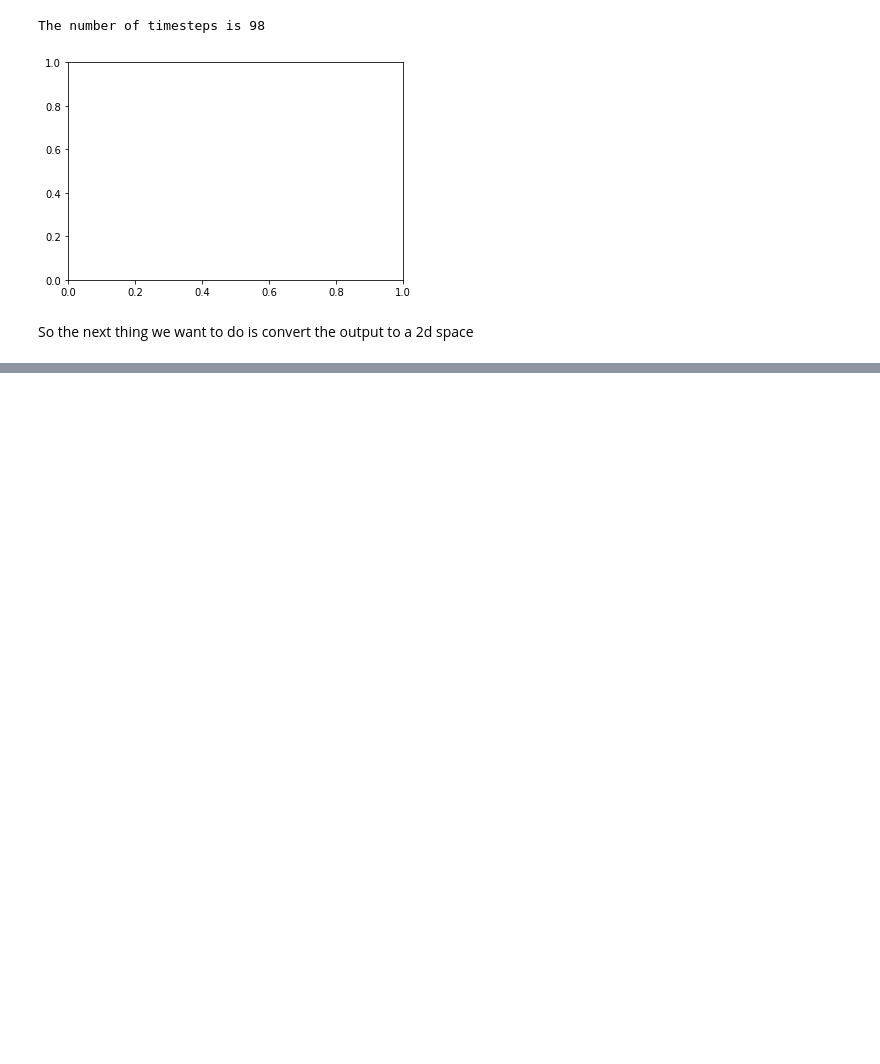
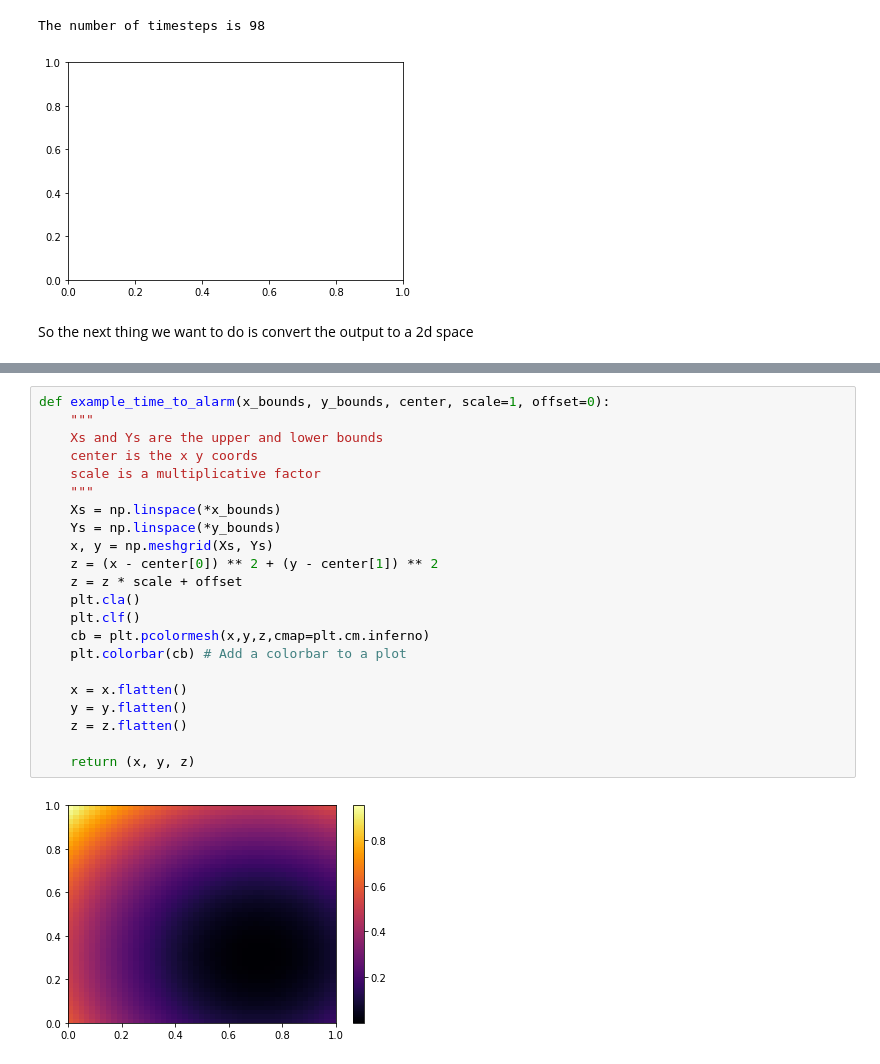
Before and after one commit to russelldj/SmokeDetectorOptimization, a Jupyter notebook: Visualization.ipynb, the cells around one changed output, grey strips where cells are left out. Cells and saved outputs as stored; diff of their text form; blank space fills up the shorter version.

```diff
--- a/Visualization.ipynb
+++ b/Visualization.ipynb
@@ -110,6 +113,30 @@ X2, Y2, time_to_alarm2 = get_time_to_alarm(df["X"], df["Y"], all_times, True)
 There are 96 timesteps and 2666 flattened locations
 There are 96 timesteps and 2666 flattened locations
 [figure]
+# %%
+def example_time_to_alarm(x_bounds, y_bounds, center, scale=1, offset=0):
+    """
+    Xs and Ys are the upper and lower bounds
+    center is the x y coords
+    scale is a multiplicative factor
+    """
+    Xs = np.linspace(*x_bounds)
+    Ys = np.linspace(*y_bounds)
+    x, y = np.meshgrid(Xs, Ys)
+    z = (x - center[0]) ** 2 + (y - center[1]) ** 2
+    z = z * scale + offset
+    plt.cla()
+    plt.clf()
+    cb = plt.pcolormesh(x,y,z,cmap=plt.cm.inferno)
+    plt.colorbar(cb) # Add a colorbar to a plot
+
+    x = x.flatten()
+    y = y.flatten()
+    z = z.flatten()
+
+    return (x, y, z)
+# %% [output]
+[figure, added]
 # %%
 #
 #from scipy import interpolate
```
Also changed, not shown: parts of 6 cells of this notebook.
